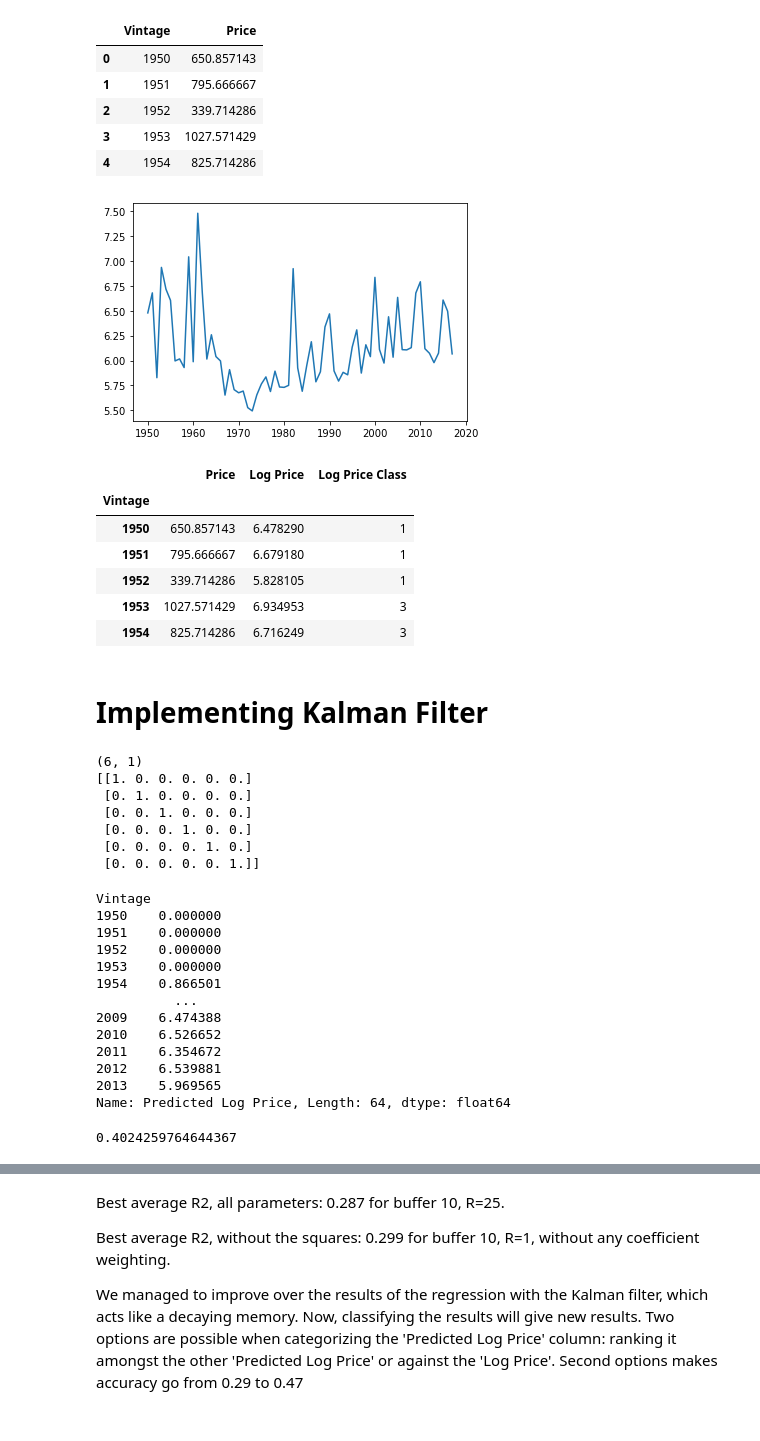
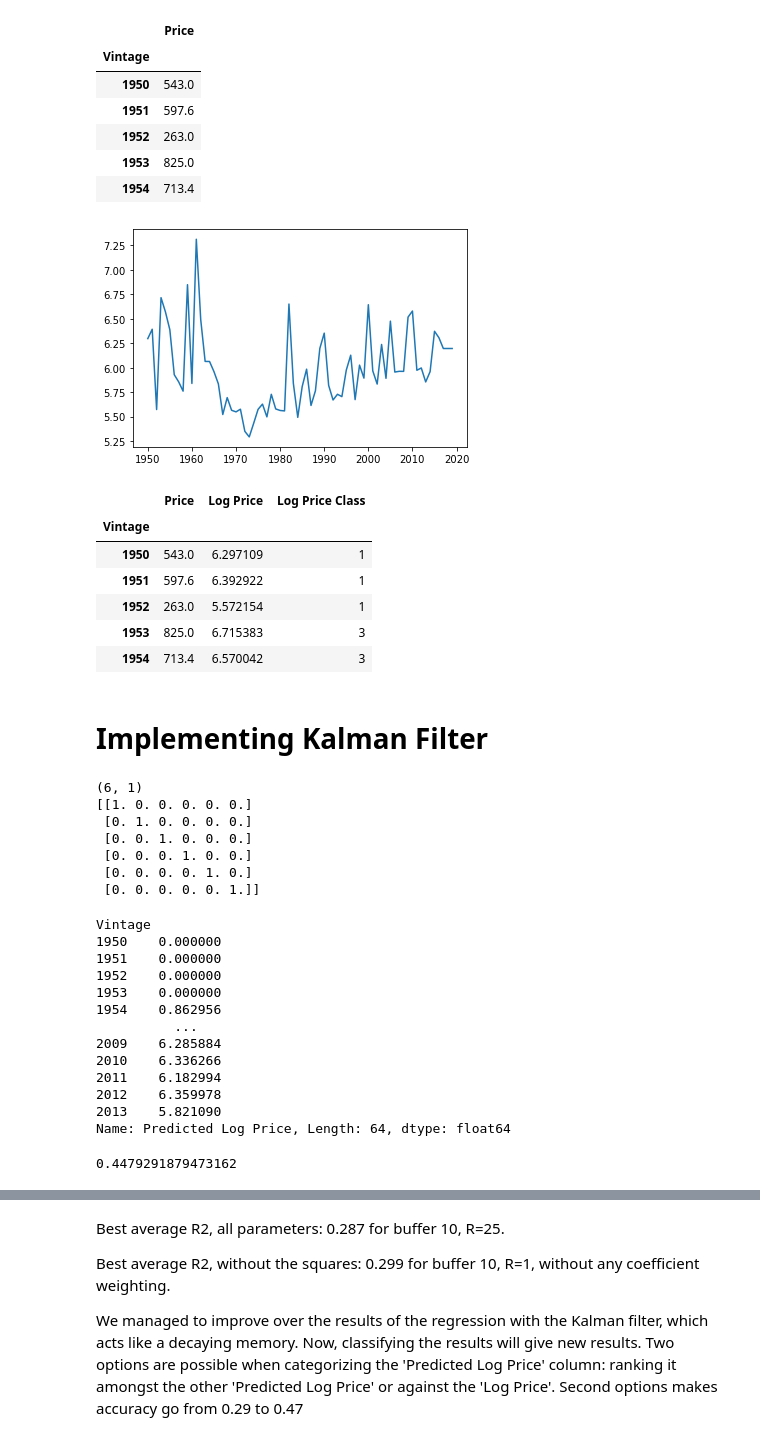
Before and after one commit to RoucherA/GrandCruClassifier, a Jupyter notebook: predictive models.ipynb, the cells around one changed output, grey strips where cells are left out. Saved outputs shown, nothing was run; the diff lists cells and outputs as text; code cells hidden in the pictures.

```diff
--- a/predictive models.ipynb
+++ b/predictive models.ipynb
@@ -13,0 +14,10 @@ insulation = pd.read_excel('data/weather_merignac.xlsx', sheet_name='insulation'
+# %%
+ratings = pd.read_excel('data/ratings.xlsx', index=False, encoding = 'ascii')
+#ratings = ratings[ratings['Category']=='Premier cru 1855']
+selected_vineyards = list(ratings['Chateau'].unique())
+print(selected_vineyards)
+#selected_vineyards = ['Château Cheval Blanc', 'Château Ausone', 'Château Angélus', 'Château Trotte Vieille']
+
+ratings['Rating - Avg'] = (ratings['Rating - LB'] + ratings['Rating - HB'])/2
+ratings = ratings.groupby('Vintage')['Rating - Avg'].mean().to_frame()
+display(ratings.head())
@@ -13,0 +35,10 @@ insulation = pd.read_excel('data/weather_merignac.xlsx', sheet_name='insulation'
+# %%
+prices = pd.read_excel('data/prices.xlsx', index_col=0)
+
+df = prices.drop('Category', axis=1).transpose().reset_index().melt(id_vars='index').rename(columns={'index':'Vintage', 'variable':'Chateau', 'value':'Price'})[['Chateau','Vintage','Price']]
+df = df.replace(-100, np.NaN)
+display(df['Chateau'].unique())
+selected_prices = df[(df['Chateau'].isin(selected_vineyards))].fillna(method='ffill')
+display(selected_prices['Chateau'].unique())
+prices = selected_prices.groupby('Vintage')['Price'].mean().to_frame()
+display(prices.head())
@@ -57,18 +118,19 @@ X['Harvest Temperature'] = \
 #X['Insulation'] = insulation.iloc[:,0] # negative on mean r2 and bad scores
 # %%
 display(prices.head())
-y = prices.set_index('Vintage', drop=True)
+y = prices
 y['Log Price'] = np.log(y['Price'])
 sns.lineplot(data=y['Log Price'])
 plt.show()
 # %% [output]
-|  | Vintage | Price |
-| 0 | 1950 | 650.857143 |
-| 1 | 1951 | 795.666667 |
-| 2 | 1952 | 339.714286 |
-| 3 | 1953 | 1027.571429 |
-| 4 | 1954 | 825.714286 |
+|  | Price |
+| Vintage |  |
+| 1950 | 543.0 |
+| 1951 | 597.6 |
+| 1952 | 263.0 |
+| 1953 | 825.0 |
+| 1954 | 713.4 |
-[figure, old version]
+[figure, new version]
 # %%
 def classifier(prices, key, window_size, horizon=3, n_categories=4):
     for vintage in prices.index:
@@ -82,11 +144,11 @@ display(classifier(y, 'Log Price',3).head())
 # %% [output]
 |  | Price | Log Price | Log Price Class |
 | Vintage |  |  |  |
-| 1950 | 650.857143 | 6.478290 | 1 |
-| 1951 | 795.666667 | 6.679180 | 1 |
-| 1952 | 339.714286 | 5.828105 | 1 |
-| 1953 | 1027.571429 | 6.934953 | 3 |
-| 1954 | 825.714286 | 6.716249 | 3 |
+| 1950 | 543.0 | 6.297109 | 1 |
+| 1951 | 597.6 | 6.392922 | 1 |
+| 1952 | 263.0 | 5.572154 | 1 |
+| 1953 | 825.0 | 6.715383 | 3 |
+| 1954 | 713.4 | 6.570042 | 3 |
 # %% [markdown]
 # Implementing Kalman Filter
 # %%
@@ -173,15 +235,15 @@ Vintage
 1951    0.000000
 1952    0.000000
 1953    0.000000
-1954    0.866501
+1954    0.862956
           ...
-2009    6.474388
-2010    6.526652
-2011    6.354672
-2012    6.539881
-2013    5.969565
+2009    6.285884
+2010    6.336266
+2011    6.182994
+2012    6.359978
+2013    5.821090
 Name: Predicted Log Price, Length: 64, dtype: float64
-0.4024259764644367
+0.4479291879473162
 # %%
 import seaborn as sns
 
```
Also changed, not shown: parts of 10 cells of this notebook, 3 other files.
